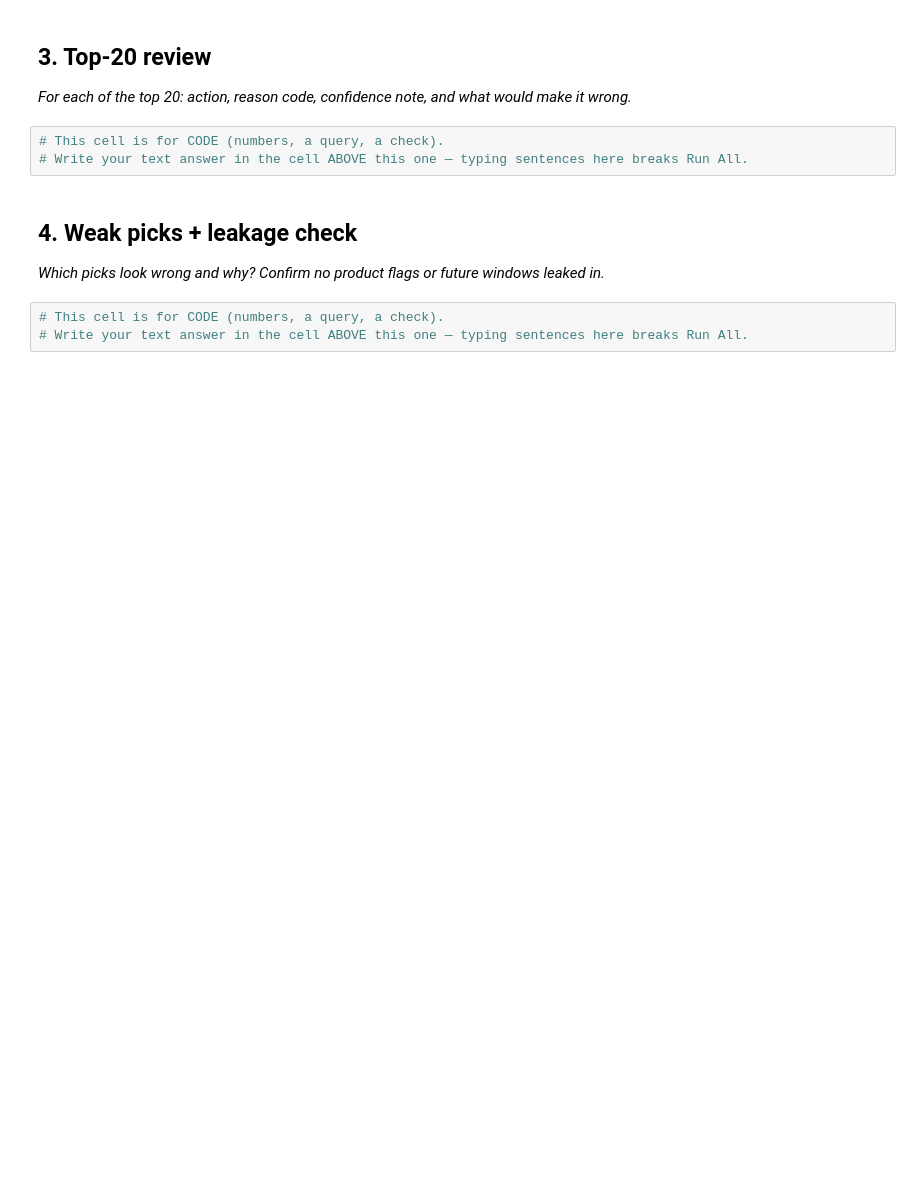
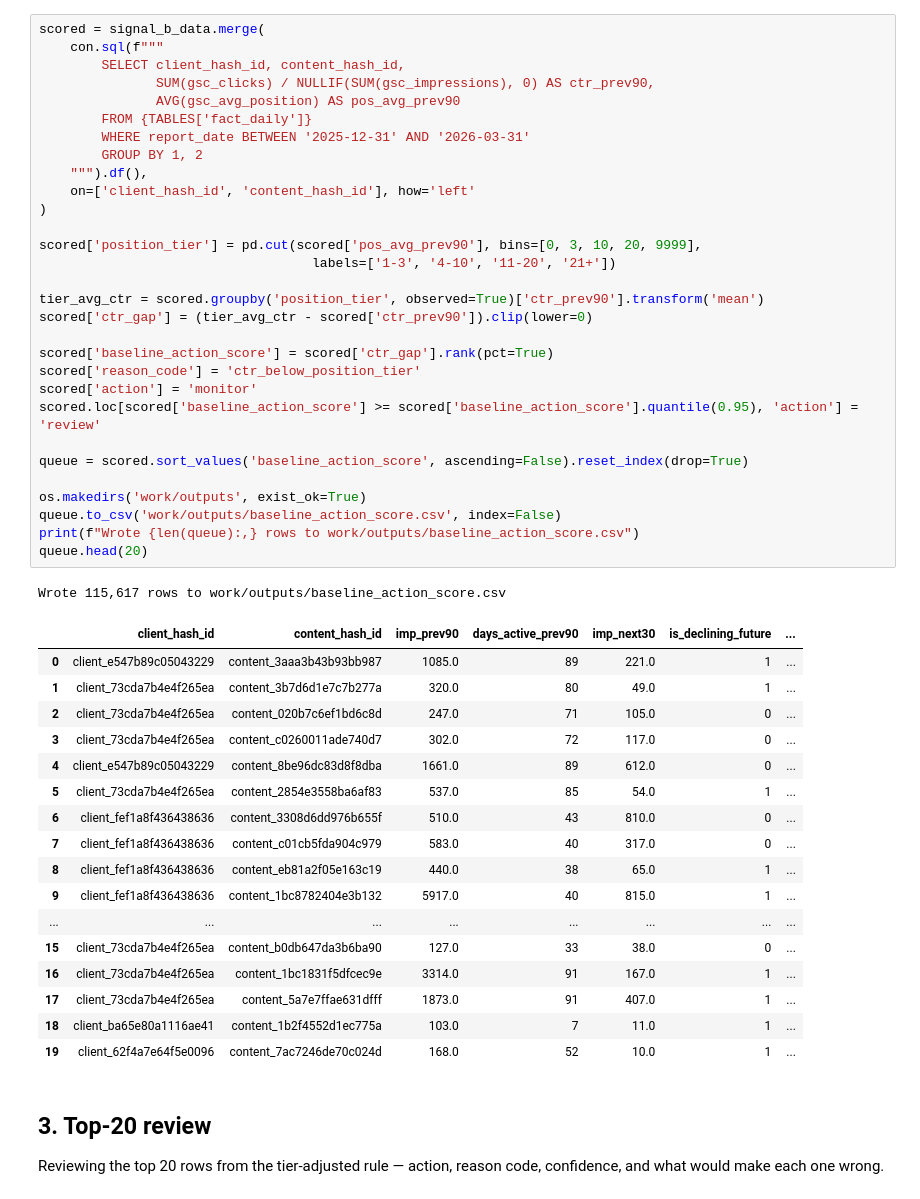
Before and after one commit to saad0O5/FlyRank-Internship-Work, a Jupyter notebook: work/notebooks/w04_baseline_score.ipynb, the cells around one changed output. Drawn from its saved outputs; the diff is of its cells as text; blank space fills up the shorter version.

```diff
--- a/work/notebooks/w04_baseline_score.ipynb
+++ b/work/notebooks/w04_baseline_score.ipynb
@@ -23,14 +138,54 @@ This skeleton is yours to fill. Work the sections **in order** — each one has
+# %%
+scored = signal_b_data.merge(
+    con.sql(f"""
+        SELECT client_hash_id, content_hash_id,
+               SUM(gsc_clicks) / NULLIF(SUM(gsc_impressions), 0) AS ctr_prev90,
+               AVG(gsc_avg_position) AS pos_avg_prev90
+        FROM {TABLES['fact_daily']}
+        WHERE report_date BETWEEN '2025-12-31' AND '2026-03-31'
+        GROUP BY 1, 2
+    """).df(),
+    on=['client_hash_id', 'content_hash_id'], how='left'
+)
+
+scored['position_tier'] = pd.cut(scored['pos_avg_prev90'], bins=[0, 3, 10, 20, 9999],
+                                   labels=['1-3', '4-10', '11-20', '21+'])
+
+tier_avg_ctr = scored.groupby('position_tier', observed=True)['ctr_prev90'].transform('mean')
+scored['ctr_gap'] = (tier_avg_ctr - scored['ctr_prev90']).clip(lower=0)
+
+scored['baseline_action_score'] = scored['ctr_gap'].rank(pct=True)
+scored['reason_code'] = 'ctr_below_position_tier'
+scored['action'] = 'monitor'
+scored.loc[scored['baseline_action_score'] >= scored['baseline_action_score'].quantile(0.95), 'action'] = 'review'
+
+queue = scored.sort_values('baseline_action_score', ascending=False).reset_index(drop=True)
+
+os.makedirs('work/outputs', exist_ok=True)
+queue.to_csv('work/outputs/baseline_action_score.csv', index=False)
+print(f"Wrote {len(queue):,} rows to work/outputs/baseline_action_score.csv")
+queue.head(20)
+# %% [output]
+Wrote 115,617 rows to work/outputs/baseline_action_score.csv
+|  | client_hash_id | content_hash_id | imp_prev90 | days_active_prev90 | imp_next30 | is_declining_future | ... |
+| 0 | client_e547b89c05043229 | content_3aaa3b43b93bb987 | 1085.0 | 89 | 221.0 | 1 | ... |
+| 1 | client_73cda7b4e4f265ea | content_3b7d6d1e7c7b277a | 320.0 | 80 | 49.0 | 1 | ... |
+| 2 | client_73cda7b4e4f265ea | content_020b7c6ef1bd6c8d | 247.0 | 71 | 105.0 | 0 | ... |
+| 3 | client_73cda7b4e4f265ea | content_c0260011ade740d7 | 302.0 | 72 | 117.0 | 0 | ... |
+| 4 | client_e547b89c05043229 | content_8be96dc83d8f8dba | 1661.0 | 89 | 612.0 | 0 | ... |
+| 5 | client_73cda7b4e4f265ea | content_2854e3558ba6af83 | 537.0 | 85 | 54.0 | 1 | ... |
+| 6 | client_fef1a8f436438636 | content_3308d6dd976b655f | 510.0 | 43 | 810.0 | 0 | ... |
+| 7 | client_fef1a8f436438636 | content_c01cb5fda904c979 | 583.0 | 40 | 317.0 | 0 | ... |
+| 8 | client_fef1a8f436438636 | content_eb81a2f05e163c19 | 440.0 | 38 | 65.0 | 1 | ... |
+| 9 | client_fef1a8f436438636 | content_1bc8782404e3b132 | 5917.0 | 40 | 815.0 | 1 | ... |
+| ... | ... | ... | ... | ... | ... | ... | ... |
+| 15 | client_73cda7b4e4f265ea | content_b0db647da3b6ba90 | 127.0 | 33 | 38.0 | 0 | ... |
+| 16 | client_73cda7b4e4f265ea | content_1bc1831f5dfcec9e | 3314.0 | 91 | 167.0 | 1 | ... |
+| 17 | client_73cda7b4e4f265ea | content_5a7e7ffae631dfff | 1873.0 | 91 | 407.0 | 1 | ... |
+| 18 | client_ba65e80a1116ae41 | content_1b2f4552d1ec775a | 103.0 | 7 | 11.0 | 1 | ... |
+| 19 | client_62f4a7e64f5e0096 | content_7ac7246de70c024d | 168.0 | 52 | 10.0 | 1 | ... |
 # %% [markdown]
 ## 3. Top-20 review
 
-*For each of the top 20: action, reason code, confidence note, and what would make it wrong.*
+Reviewing the top 20 rows from the tier-adjusted rule — action, reason code,
+confidence, and what would make each one wrong.
-# %%
-# This cell is for CODE (numbers, a query, a check).
-# Write your text answer in the cell ABOVE this one — typing sentences here breaks Run All.
-# %% [markdown]
-## 4. Weak picks + leakage check
-
-*Which picks look wrong and why? Confirm no product flags or future windows leaked in.*
-# %%
-# This cell is for CODE (numbers, a query, a check).
-# Write your text answer in the cell ABOVE this one — typing sentences here breaks Run All.
```
Also changed, not shown: parts of 18 cells of this notebook.
